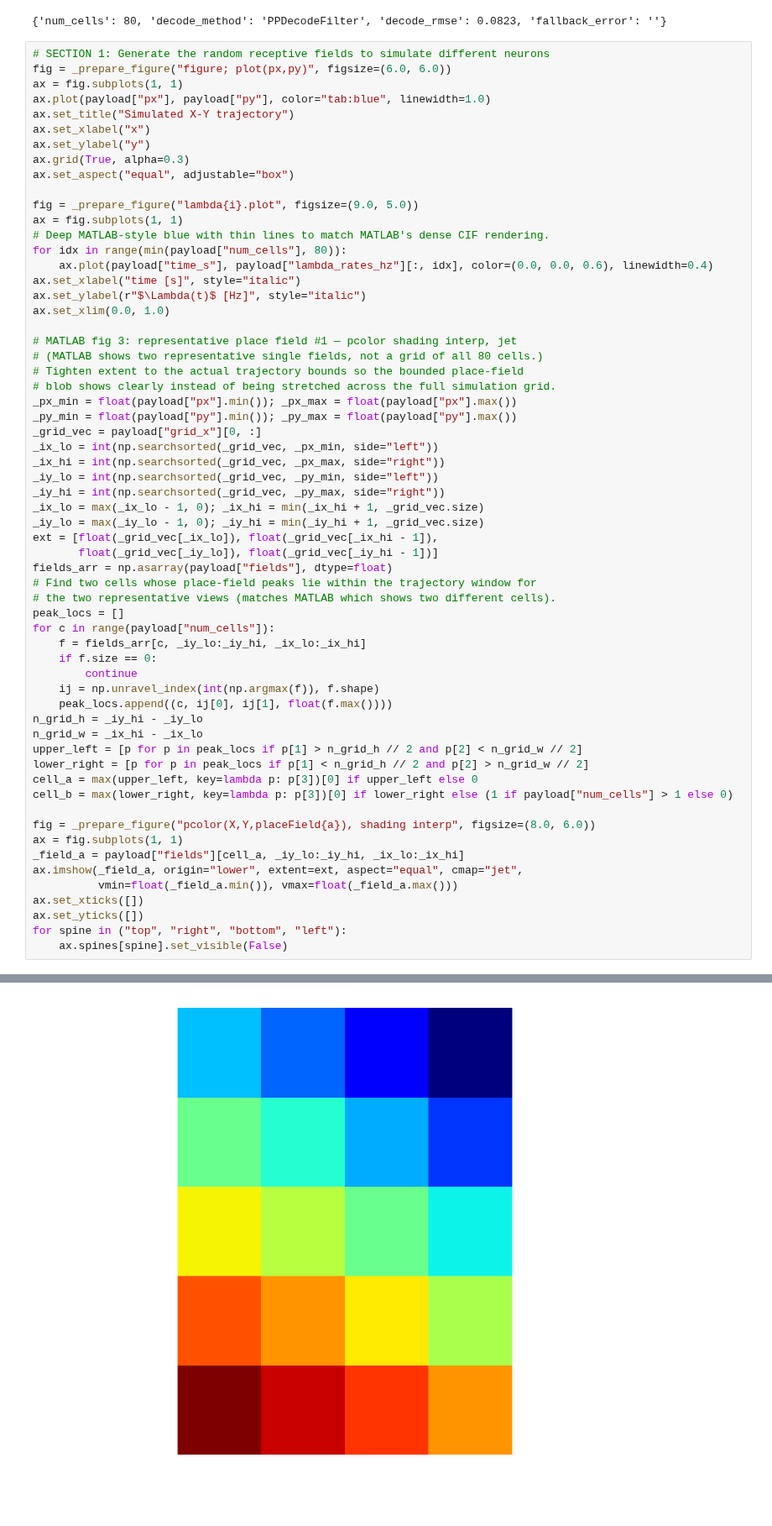
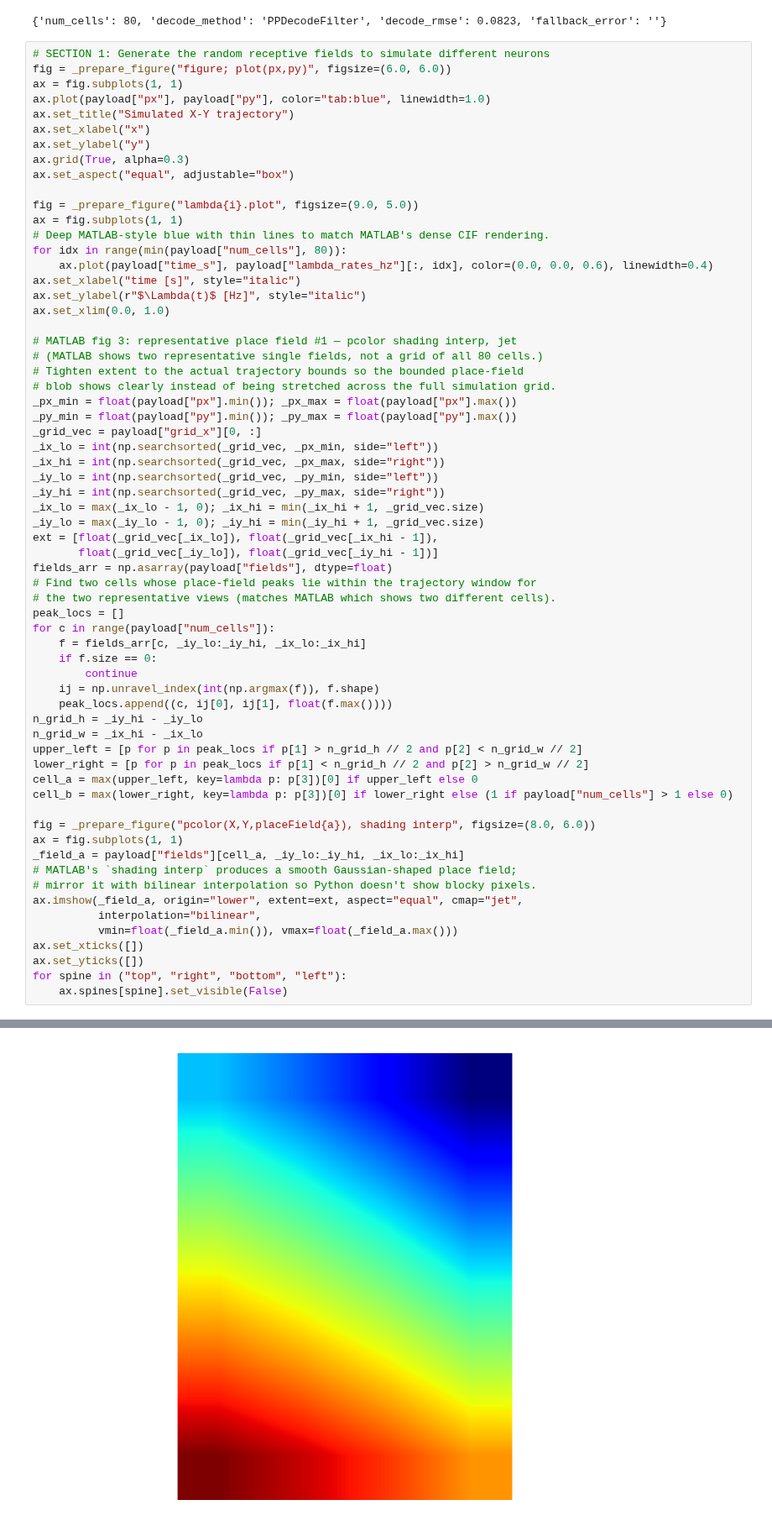
Before and after one commit to cajigaslab/nSTAT-python, a Jupyter notebook: notebooks/StimulusDecode2D.ipynb, the cells around one changed output, grey strips where cells are left out. Shown at 84% size. Saved outputs shown, nothing was run; the diff lists cells and outputs as text; blank space fills up the shorter version.

```diff
--- a/notebooks/StimulusDecode2D.ipynb
+++ b/notebooks/StimulusDecode2D.ipynb
@@ -197,34 +197,37 @@ _iy_lo = max(_iy_lo - 1, 0); _iy_hi = min(_iy_hi + 1, _grid_vec.size)
 ext = [float(_grid_vec[_ix_lo]), float(_grid_vec[_ix_hi - 1]),
        float(_grid_vec[_iy_lo]), float(_grid_vec[_iy_hi - 1])]
 fields_arr = np.asarray(payload["fields"], dtype=float)
 # Find two cells whose place-field peaks lie within the trajectory window for
 # the two representative views (matches MATLAB which shows two different cells).
 peak_locs = []
 for c in range(payload["num_cells"]):
     f = fields_arr[c, _iy_lo:_iy_hi, _ix_lo:_ix_hi]
     if f.size == 0:
         continue
     ij = np.unravel_index(int(np.argmax(f)), f.shape)
     peak_locs.append((c, ij[0], ij[1], float(f.max())))
 n_grid_h = _iy_hi - _iy_lo
 n_grid_w = _ix_hi - _ix_lo
 upper_left = [p for p in peak_locs if p[1] > n_grid_h // 2 and p[2] < n_grid_w // 2]
 lower_right = [p for p in peak_locs if p[1] < n_grid_h // 2 and p[2] > n_grid_w // 2]
 cell_a = max(upper_left, key=lambda p: p[3])[0] if upper_left else 0
 cell_b = max(lower_right, key=lambda p: p[3])[0] if lower_right else (1 if payload["num_cells"] > 1 else 0)
 
 fig = _prepare_figure("pcolor(X,Y,placeField{a}), shading interp", figsize=(8.0, 6.0))
 ax = fig.subplots(1, 1)
 _field_a = payload["fields"][cell_a, _iy_lo:_iy_hi, _ix_lo:_ix_hi]
+# MATLAB's `shading interp` produces a smooth Gaussian-shaped place field;
+# mirror it with bilinear interpolation so Python doesn't show blocky pixels.
 ax.imshow(_field_a, origin="lower", extent=ext, aspect="equal", cmap="jet",
+          interpolation="bilinear",
           vmin=float(_field_a.min()), vmax=float(_field_a.max()))
 ax.set_xticks([])
 ax.set_yticks([])
 for spine in ("top", "right", "bottom", "left"):
     ax.spines[spine].set_visible(False)
 # %% [output]
 [figure]
-[figure, old version]
+[figure, new version]
 [figure]
 # %%
 # SECTION 2: Decode the x-y trajectory — MATLAB fig 4 (predicted+actual #1)
```
Also changed, not shown: parts of 1 cell of this notebook, 34 other files.
